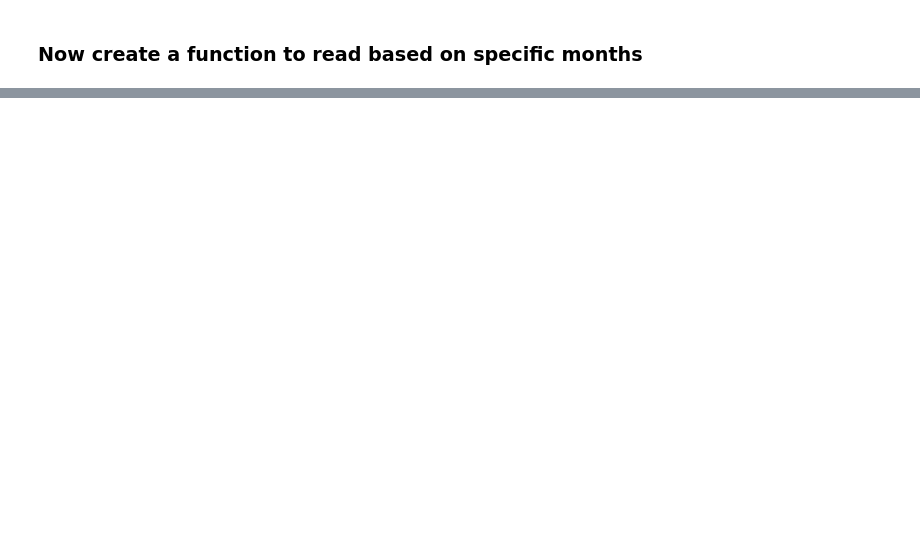
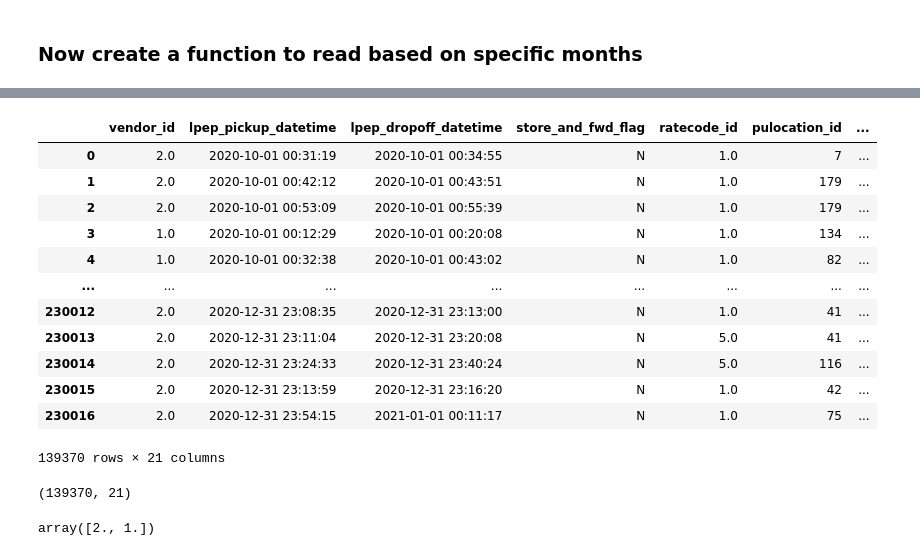
Before and after one commit to stavros-vl/de-zoomcamp, a Jupyter notebook: workflow_orchestration/notebooks/green-taxi-pipeline.ipynb, the cells around one changed output, grey strips where cells are left out. Saved outputs shown, nothing was run; the diff lists cells and outputs as text; code cells hidden in the pictures; blank space fills up the shorter version.

Commit message:
Add transformation to notebook

```diff
--- a/workflow_orchestration/notebooks/green-taxi-pipeline.ipynb
+++ b/workflow_orchestration/notebooks/green-taxi-pipeline.ipynb
@@ -54,0 +72,54 @@ combined_df
+# %%
+def transform_df(df):
+
+    df = df.copy()
+
+    # Remove rows where the passenger count is equal to 0 (or NaN) and the trip distance is equal to zero
+    condition = (df['trip_distance'].fillna(0) != 0) & (df['passenger_count'].fillna(0) != 0)
+    df = df[condition]
+
+    # Create a new column lpep_pickup_date by converting lpep_pickup_datetime to a date
+    df['lpep_pickup_date'] = pd.to_datetime(df['lpep_pickup_datetime'])
+
+    # Rename columns in Camel Case to Snake Case, e.g. VendorID to vendor_id
+    df.columns = (df.columns
+                .str.replace('(?<=[a-z])(?=[A-Z])', '_', regex=True)
+                .str.lower()
+             )
+
+    # Assertion 1: vendor_id is one of the existing values in the column
+    assert df['vendor_id'].isin(df['vendor_id'].unique()).all(), "vendor_id contains invalid values"
+
+    # Assertion 2: passenger_count is greater than 0
+    assert (df['passenger_count'] > 0).all(), "passenger_count contains values less than or equal to 0"
+
+    # Assertion 3: trip_distance is greater than 0
+    assert (df['trip_distance'] > 0).all(), "trip_distance contains values less than or equal to 0"
+
+    return df
+# %%
+# Test
+transformed_df = transform_df(df)
+transformed_df
+# %% [output]
+|  | vendor_id | lpep_pickup_datetime | lpep_dropoff_datetime | store_and_fwd_flag | ratecode_id | pulocation_id | ... |
+| 0 | 2.0 | 2020-10-01 00:31:19 | 2020-10-01 00:34:55 | N | 1.0 | 7 | ... |
+| 1 | 2.0 | 2020-10-01 00:42:12 | 2020-10-01 00:43:51 | N | 1.0 | 179 | ... |
+| 2 | 2.0 | 2020-10-01 00:53:09 | 2020-10-01 00:55:39 | N | 1.0 | 179 | ... |
+| 3 | 1.0 | 2020-10-01 00:12:29 | 2020-10-01 00:20:08 | N | 1.0 | 134 | ... |
+| 4 | 1.0 | 2020-10-01 00:32:38 | 2020-10-01 00:43:02 | N | 1.0 | 82 | ... |
+| ... | ... | ... | ... | ... | ... | ... | ... |
+| 230012 | 2.0 | 2020-12-31 23:08:35 | 2020-12-31 23:13:00 | N | 1.0 | 41 | ... |
+| 230013 | 2.0 | 2020-12-31 23:11:04 | 2020-12-31 23:20:08 | N | 5.0 | 41 | ... |
+| 230014 | 2.0 | 2020-12-31 23:24:33 | 2020-12-31 23:40:24 | N | 5.0 | 116 | ... |
+| 230015 | 2.0 | 2020-12-31 23:13:59 | 2020-12-31 23:16:20 | N | 1.0 | 42 | ... |
+| 230016 | 2.0 | 2020-12-31 23:54:15 | 2021-01-01 00:11:17 | N | 1.0 | 75 | ... |
+139370 rows × 21 columns
+# %%
+transformed_df.shape
+# %% [output]
+(139370, 21)
+# %%
+transformed_df['vendor_id'].unique()
+# %% [output]
+array([2., 1.])
```
Also changed, not shown: parts of 6 cells of this notebook.
